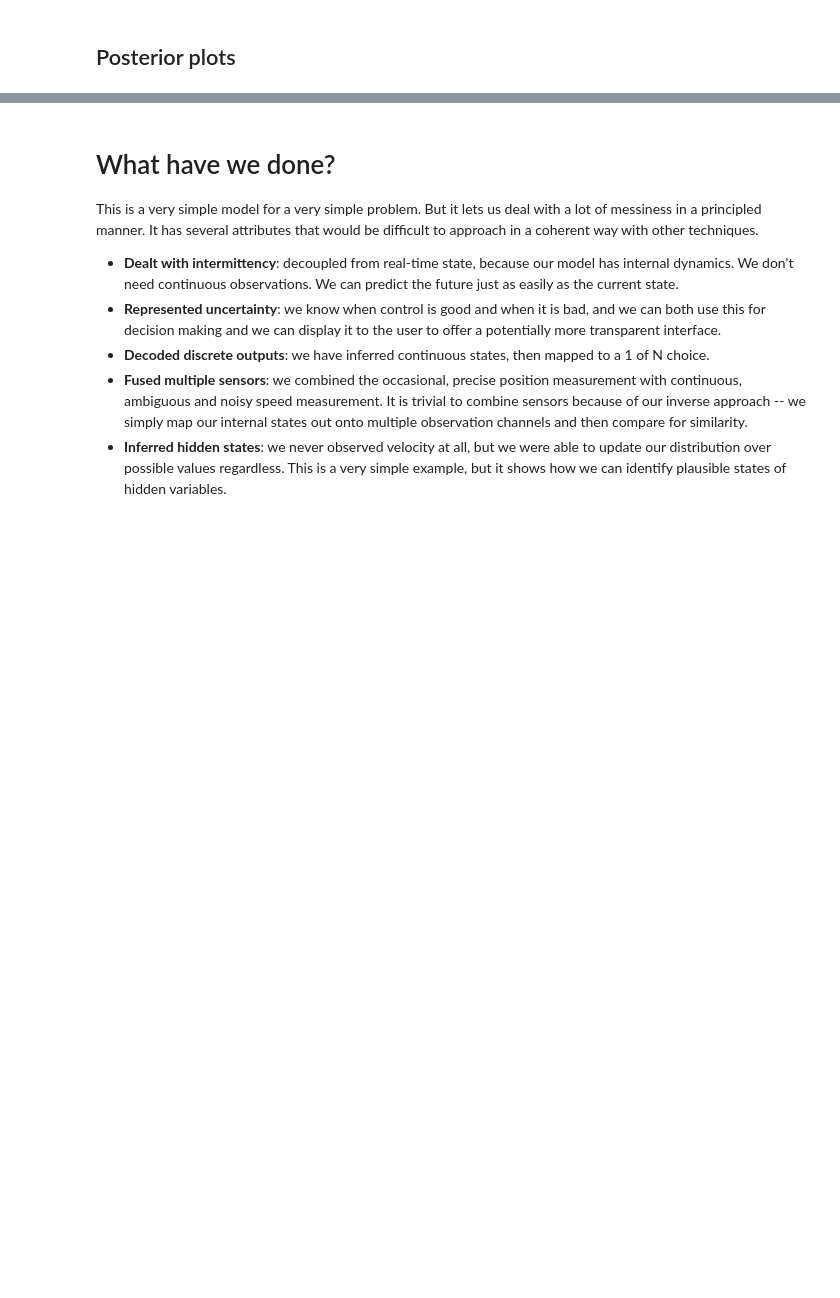
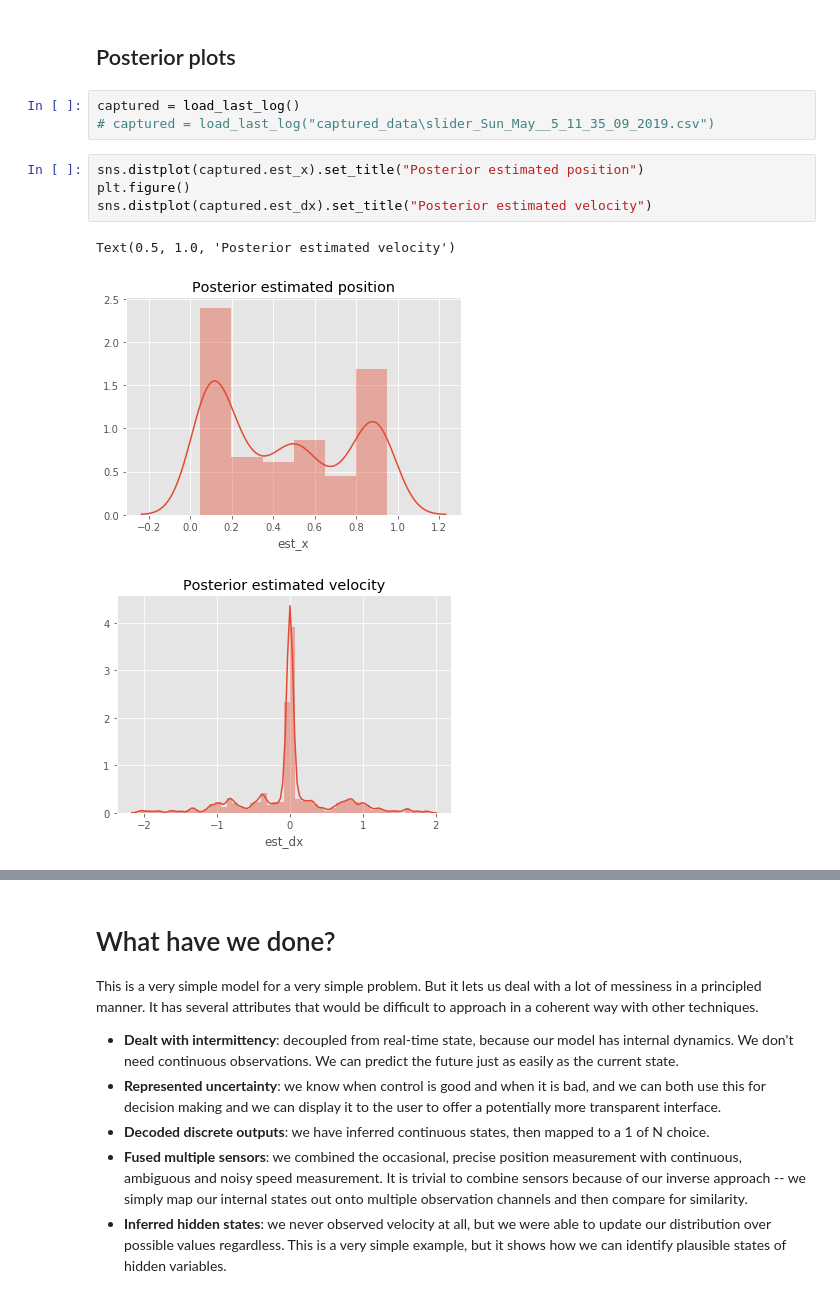
Before and after one commit to johnhw/chi_course_2019, a Jupyter notebook: 01_intro_to_bayesian_methods/Introduction_to_Bayesian_Methods_in_HCI.ipynb, the cells around one changed output, grey strips where cells are left out. Drawn from its saved outputs; the diff is of its cells as text; blank space fills up the shorter version.

```diff
--- a/01_intro_to_bayesian_methods/Introduction_to_Bayesian_Methods_in_HCI.ipynb
+++ b/01_intro_to_bayesian_methods/Introduction_to_Bayesian_Methods_in_HCI.ipynb
@@ -925,3 +950,14 @@ ax.invert_yaxis()
 `python intermittent_slider.py --block`
 # %% [markdown]
 ## Posterior plots
+# %%
+captured = load_last_log()
+# captured = load_last_log("captured_data\slider_Sun_May__5_11_35_09_2019.csv")
+# %%
+sns.distplot(captured.est_x).set_title("Posterior estimated position")
+plt.figure()
+sns.distplot(captured.est_dx).set_title("Posterior estimated velocity")
+# %% [output]
+Text(0.5, 1.0, 'Posterior estimated velocity')
+[figure, added]
+[figure, added]
```
Also changed, not shown: parts of 10 cells of this notebook.
